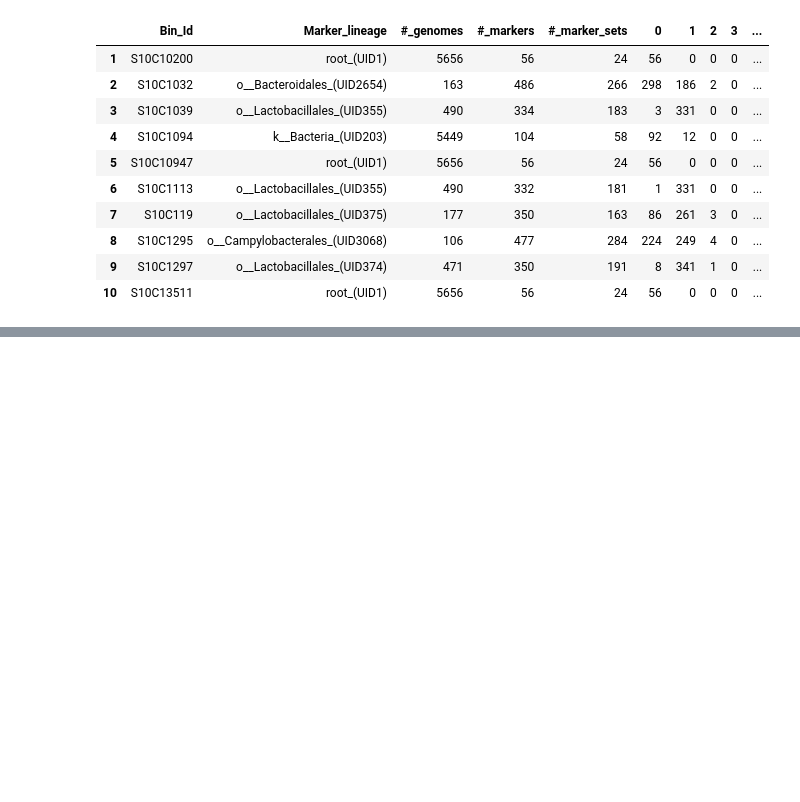
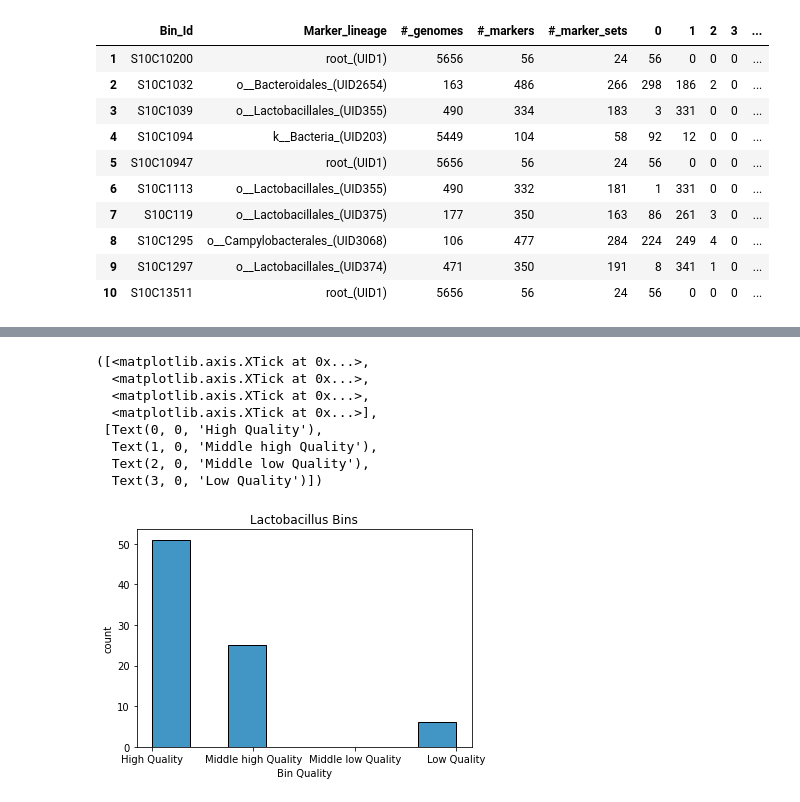
Before and after one commit to m3j/thesis_code, a Jupyter notebook: CheckM_plot.ipynb, the cells around one changed output, grey strips where cells are left out. Drawn from its saved outputs; the diff is of its cells as text; code cells hidden in the pictures; blank space fills up the shorter version.

```diff
--- a/CheckM_plot.ipynb
+++ b/CheckM_plot.ipynb
@@ -175,0 +214,25 @@ plt.show()
+# %%
+# df.loc[df["Marker_lineage"] == 0]
+df_lactobacillus = df[df['Marker_lineage'].str.contains("Lactobacillus")]
+# %%
+color_blind = sns.color_palette("colorblind", 4)
+color_b = np.array(color_blind)
+sns.histplot(df_lactobacillus.bin_class)
+
+plt.xticks(np.arange(0, 4, 1))
+plt.xlabel('Bin Quality')
+plt.ylabel('count')
+plt.title('Lactobacillus Bins')
+
+plt.xticks(np.arange(4), ['High Quality', 'Middle high Quality','Middle low Quality', 'Low Quality'])
+# ax.set_xlabels(['High Quality', 'Middle high Quality','Middle low Quality', 'Low Quality'])
+# %% [output]
+([<matplotlib.axis.XTick at 0x...>,
+  <matplotlib.axis.XTick at 0x...>,
+  <matplotlib.axis.XTick at 0x...>,
+  <matplotlib.axis.XTick at 0x...>],
+ [Text(0, 0, 'High Quality'),
+  Text(1, 0, 'Middle high Quality'),
+  Text(2, 0, 'Middle low Quality'),
+  Text(3, 0, 'Low Quality')])
+[figure, added]
```
Also changed, not shown: parts of 16 cells of this notebook, 3 other files.
